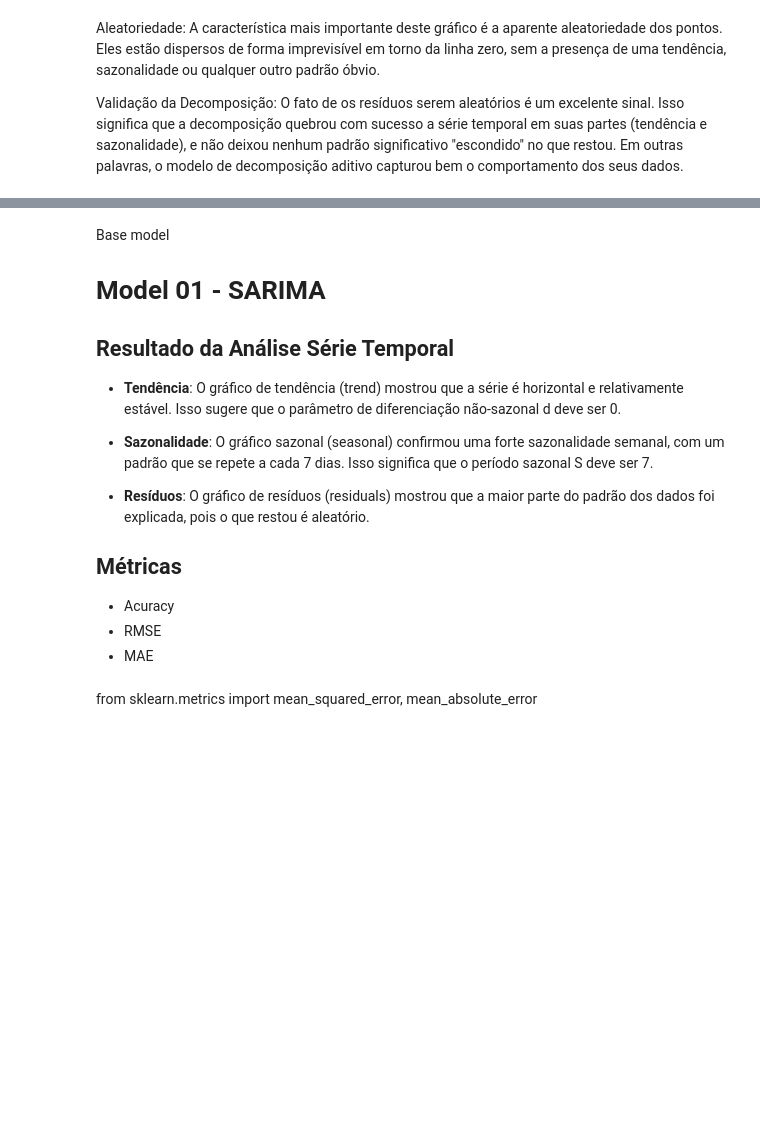
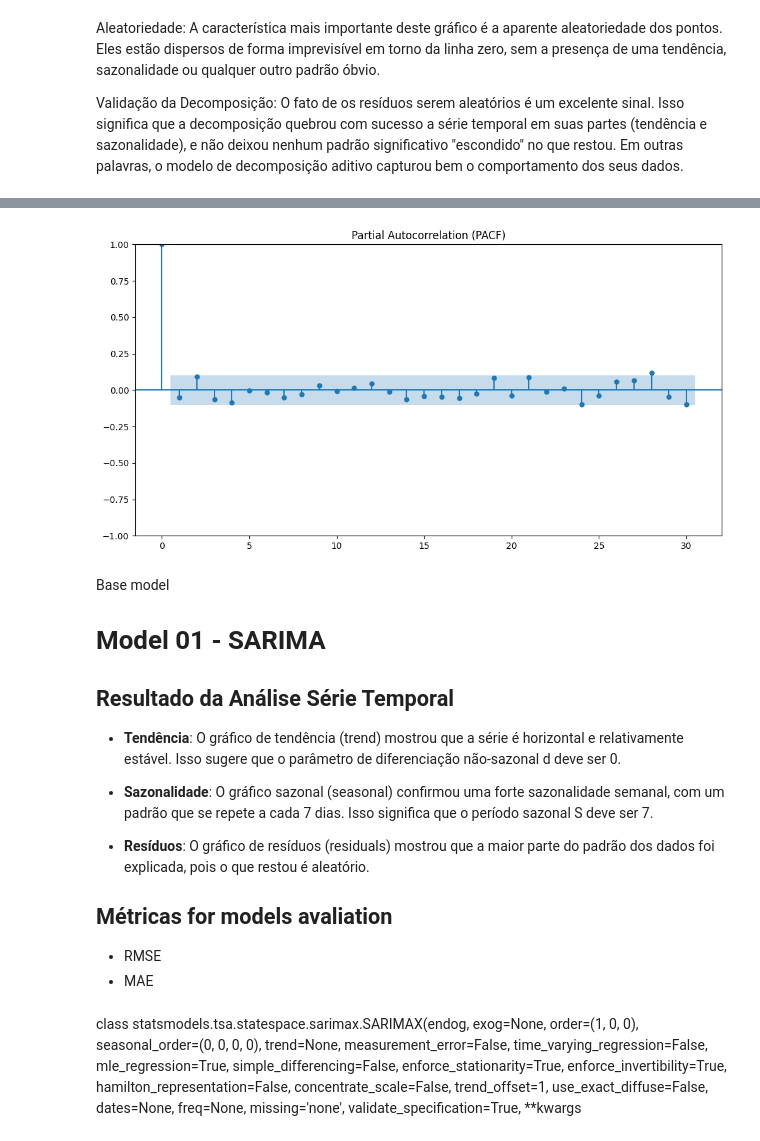
Before and after one commit to rbalbinotti/smart-supply-chain-ai, a Jupyter notebook: notebooks/02-demand_forecasting.ipynb, the cells around one changed output, grey strips where cells are left out. Saved outputs shown, nothing was run; the diff lists cells and outputs as text; code cells hidden in the pictures; blank space fills up the shorter version.

```diff
--- a/notebooks/02-demand_forecasting.ipynb
+++ b/notebooks/02-demand_forecasting.ipynb
@@ -126,3 +137,10 @@ Validação da Decomposição: O fato de os resíduos serem aleatórios é um ex
+# %%
+fig, ax = plt.subplots(figsize=(12, 6))
+plot_pacf(df_ts, ax=ax, lags=30)
+plt.title('Partial Autocorrelation (PACF)')
+plt.show()
+# %% [output]
+[figure, added]
 # %% [markdown]
 Base model
 # Model 01 - SARIMA
@@ -134,9 +152,8 @@ Base model
 
 - **Resíduos**: O gráfico de resíduos (residuals) mostrou que a maior parte do padrão dos dados foi explicada, pois o que restou é aleatório.
 
-## Métricas
-- Acuracy
+## Métricas for models avaliation
 - RMSE
 - MAE
 # %% [markdown]
-from sklearn.metrics import mean_squared_error, mean_absolute_error
+class statsmodels.tsa.statespace.sarimax.SARIMAX(endog, exog=None, order=(1, 0, 0), seasonal_order=(0, 0, 0, 0), trend=None, measurement_error=False, time_varying_regression=False, mle_regression=True, simple_differencing=False, enforce_stationarity=True, enforce_invertibility=True, hamilton_representation=False, concentrate_scale=False, trend_offset=1, use_exact_diffuse=False, dates=None, freq=None, missing='none', validate_specification=True, **kwargs
```
Also changed, not shown: parts of 6 cells of this notebook, 2 other files.
